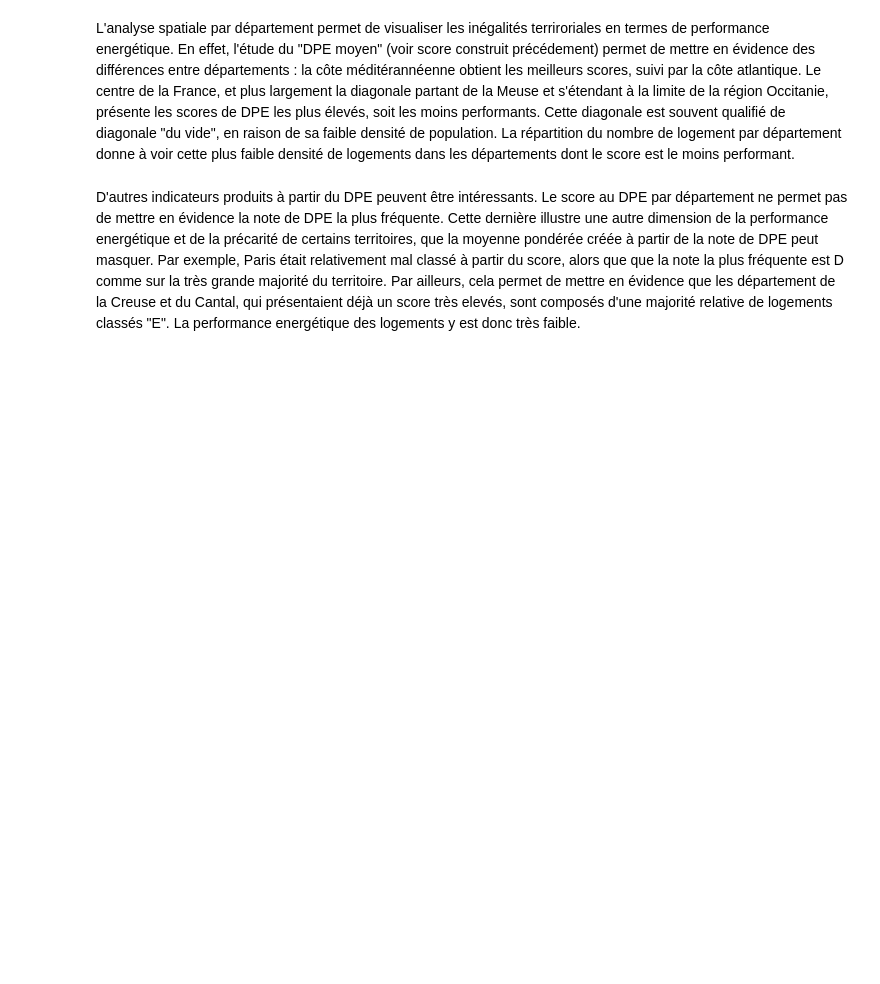
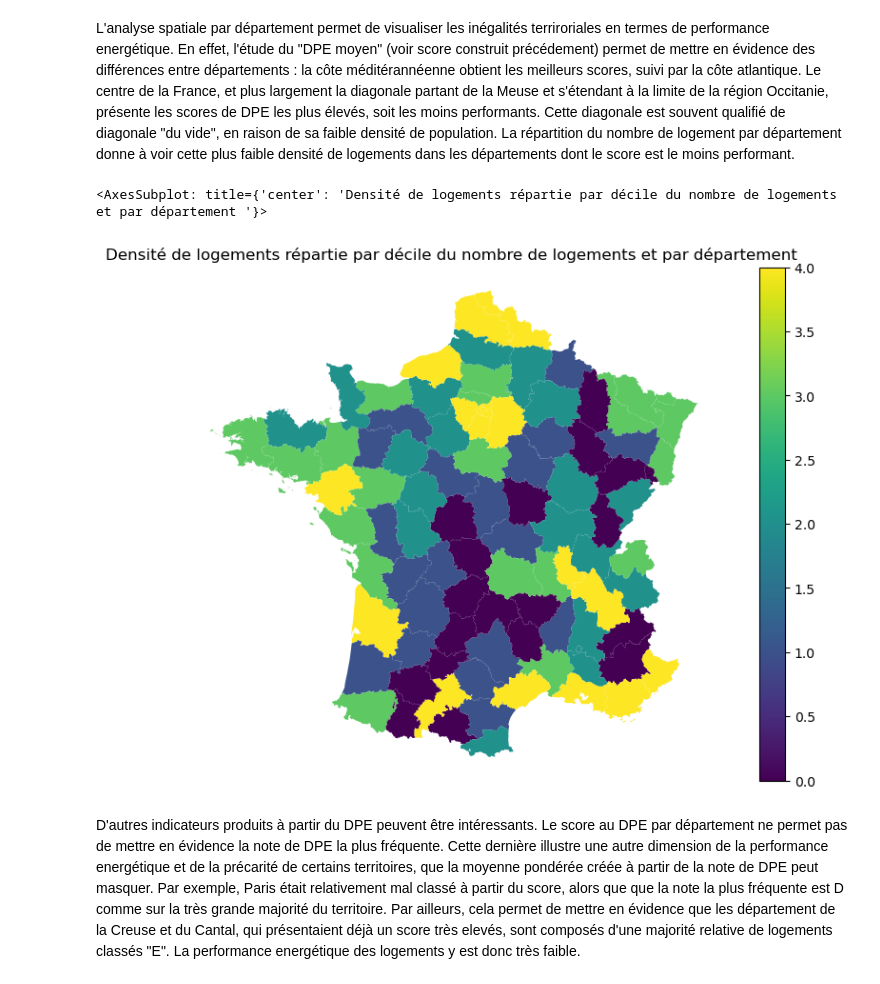
Before and after one commit to f-b-l/python2A, a Jupyter notebook: Master Notebook.ipynb, the cells around one changed output. Saved outputs shown, nothing was run; the diff lists cells and outputs as text; code cells hidden in the pictures; blank space fills up the shorter version.

Commit message:
Ajout de cartes et analyses

```diff
--- a/Master Notebook.ipynb
+++ b/Master Notebook.ipynb
@@ -487,6 +507,6 @@ La densité de logement pourrait aussi avoir une influence sur leurs performance
 # %%
-#ajouter la création du quintile par nb de logements
-df_bdd_nat_work['log_tot_quint'] = pd.qcut(df_bdd_nat_work['Log_totaux'], 5, labels=False)
+#ajouter la création d'un décile par nombre de logements
+df_bdd_nat_work['log_tot_quint'] = pd.qcut(df_bdd_nat_work['Log_totaux'], 10, labels=False)
 df_bdd_nat_work
 # %% [output]
 |  | Département | Département_nom | A | B | C | D | E | F | G | Taux_A | ... |
@@ -1805,8 +1859,20 @@ KeyError: ignored
+# %%
+#à ne compiler qu'une fois
+
+france_copy.drop('971',axis=0,inplace=True)
+france_copy.drop('972',axis=0,inplace=True)
+france_copy.drop('973',axis=0,inplace=True)
+france_copy.drop('974',axis=0,inplace=True)
+france_copy.drop('976',axis=0,inplace=True)
 # %%
 DPE_liste=df_bdd_nat_work['DPE_Moyen'].tolist()
 DPE_mode=df_bdd_nat_work['DPE_Mode'].tolist()
 quintile_log=df_bdd_nat_work['log_tot_quint'].tolist()
+taux_pauvrete=donnees_filo_ind_departement_2019['TP6019'].tolist()
+proportion_log_neuf=base_reg_inter['proportion_log_neuf'].tolist()
 france_DPE = france_copy.assign(DPE=DPE_liste)
 france_DPE = france_DPE.assign(DPE_mode=DPE_mode)
 france_DPE = france_DPE.assign(quintile_logement=quintile_log)
+france_DPE = france_DPE.assign(taux_pauvrete=taux_pauvrete)
+france_DPE = france_DPE.assign(proportion_log_neuf=proportion_log_neuf)
 france_DPE
@@ -1828,11 +1912,14 @@ L'analyse spatiale par département permet de visualiser les inégalités terrir
 Le centre de la France, et plus largement la diagonale partant de la Meuse et s'étendant à la limite de la région Occitanie, présente les scores de DPE les plus élevés, soit les moins performants. Cette diagonale est souvent qualifié de diagonale "du vide", en raison de sa faible densité de population. La répartition du nombre de logement par département donne à voir cette plus faible densité de logements dans les départements dont le score est le moins performant.
 # %%
 #Carte de la répartition des logements par départements
-fig,ax = plt.subplots(figsize=(10, 10))
+fig,ax = plt.subplots(figsize=(10, 7))
 france_DPE.plot(ax = ax, column = "quintile_logement", legend=True)
 ax.set_axis_off()
 plt.title('Densité de logements répartie par décile du nombre de logements et par département ')
 ax
+# %% [output]
+<AxesSubplot: title={'center': 'Densité de logements répartie par décile du nombre de logements et par département '}>
+[figure, added]
 # %% [markdown]
 D'autres indicateurs produits à partir du DPE peuvent être intéressants. Le score au DPE par département ne permet pas de mettre en évidence la note de DPE la plus fréquente. Cette dernière illustre une autre dimension de la performance energétique et de la précarité de certains territoires, que la moyenne pondérée créée à partir de la note de DPE peut masquer. Par exemple, Paris était relativement mal classé à partir du score, alors que que la note la plus fréquente est D comme sur la très grande majorité du territoire. Par ailleurs, cela permet de mettre en évidence que les département de la Creuse et du Cantal, qui présentaient déjà un score très elevés, sont composés d'une majorité relative de logements classés "E". La performance energétique des logements y est donc très faible.
 # %%
```
Also changed, not shown: parts of 31 cells of this notebook.
